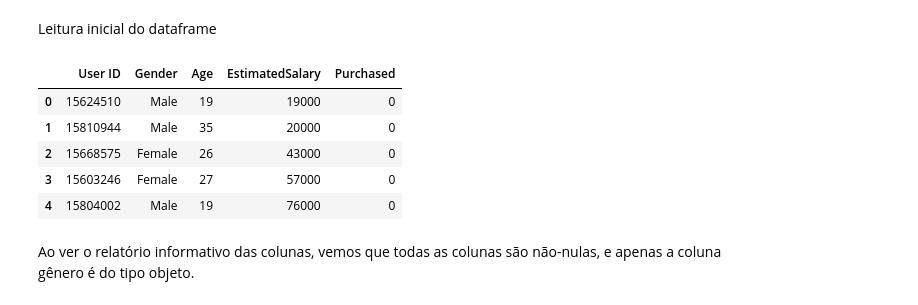
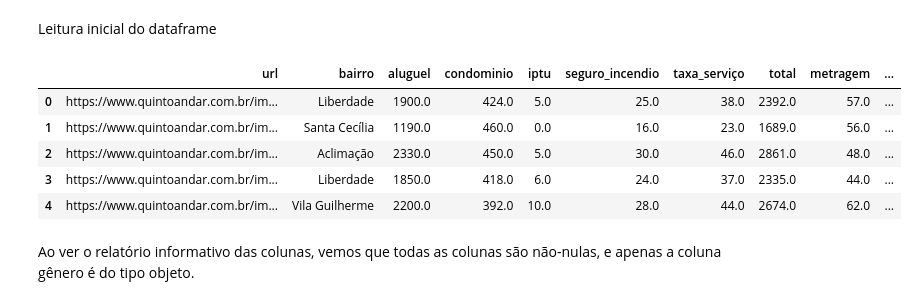
Before and after one commit to VitorFRodrigues/PUCMinas_DataScience, a Jupyter notebook: 03-Tec_Amostragem_Mod_regressao/Exercicios/TrabalhoFinal/TrabalhoFinal.ipynb, the cells around one changed output. Saved outputs shown, nothing was run; the diff lists cells and outputs as text; code cells hidden in the pictures.

```diff
--- a/03-Tec_Amostragem_Mod_regressao/Exercicios/TrabalhoFinal/TrabalhoFinal.ipynb
+++ b/03-Tec_Amostragem_Mod_regressao/Exercicios/TrabalhoFinal/TrabalhoFinal.ipynb
@@ -34,16 +34,17 @@ ModuleNotFoundError: No module named 'statsmodels'
 ### 1. Análise descritiva
 # %% [markdown]
 Leitura inicial do dataframe
-# %%
-dados = pd.read_csv('quinto_andar_transformed_data.csv')
-dados.head()
-# %% [output]
-|  | User ID | Gender | Age | EstimatedSalary | Purchased |
-| 0 | 15624510 | Male | 19 | 19000 | 0 |
-| 1 | 15810944 | Male | 35 | 20000 | 0 |
-| 2 | 15668575 | Female | 26 | 43000 | 0 |
-| 3 | 15603246 | Female | 27 | 57000 | 0 |
-| 4 | 15804002 | Male | 19 | 76000 | 0 |
+# %%
+url = 'https://media.githubusercontent.com/media/VitorFRodrigues/PUCMinas_DataScience/main/03-Tec_Amostragem_Mod_regressao/Exercicios/TrabalhoFinal/quinto_andar_transformed_data.csv'
+dados = pd.read_csv(url)
+dados.head()
+# %% [output]
+|  | url | bairro | aluguel | condominio | iptu | seguro_incendio | taxa_serviço | total | metragem | ... |
+| 0 | https://www.quintoandar.com.br/im... | Liberdade | 1900.0 | 424.0 | 5.0 | 25.0 | 38.0 | 2392.0 | 57.0 | ... |
+| 1 | https://www.quintoandar.com.br/im... | Santa Cecília | 1190.0 | 460.0 | 0.0 | 16.0 | 23.0 | 1689.0 | 56.0 | ... |
+| 2 | https://www.quintoandar.com.br/im... | Aclimação | 2330.0 | 450.0 | 5.0 | 30.0 | 46.0 | 2861.0 | 48.0 | ... |
+| 3 | https://www.quintoandar.com.br/im... | Liberdade | 1850.0 | 418.0 | 6.0 | 24.0 | 37.0 | 2335.0 | 44.0 | ... |
+| 4 | https://www.quintoandar.com.br/im... | Vila Guilherme | 2200.0 | 392.0 | 10.0 | 28.0 | 44.0 | 2674.0 | 62.0 | ... |
 # %% [markdown]
 Ao ver o relatório informativo das colunas, vemos que todas as colunas são não-nulas, e apenas a coluna gênero é do tipo objeto.
 # %%
```
Also changed, not shown: parts of 2 cells of this notebook.
